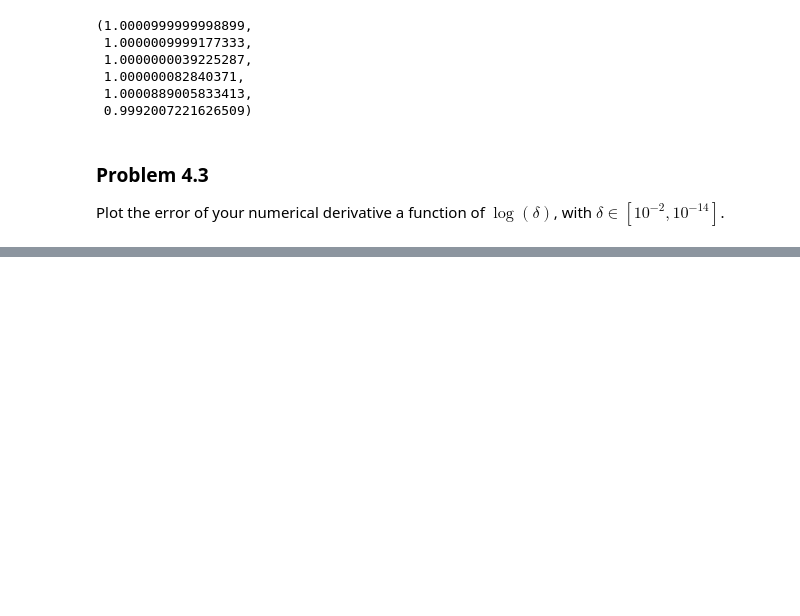
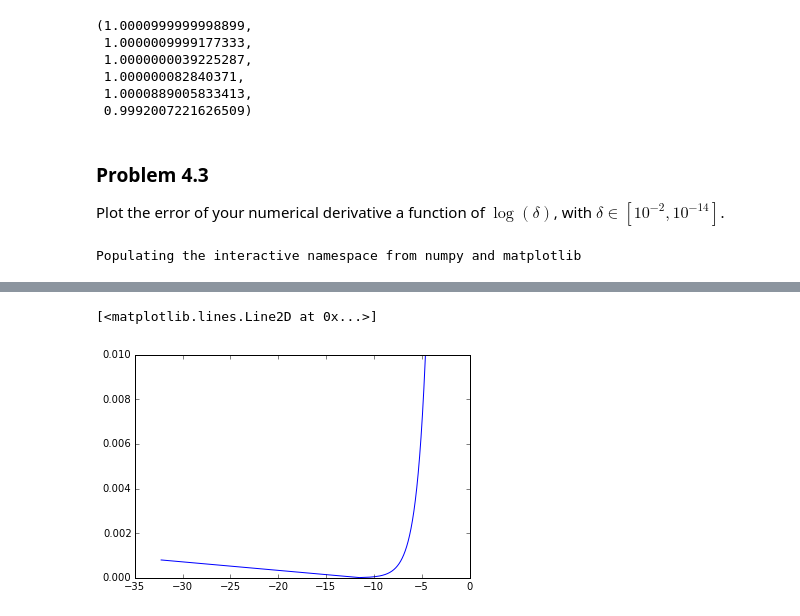
Before and after one commit to pcchen/NTHU10320PHYS290000, a Jupyter notebook: student/103022128/Homework3.ipynb, the cells around one changed output, grey strips where cells are left out. Saved outputs shown, nothing was run; the diff lists cells and outputs as text; code cells hidden in the pictures; blank space fills up the shorter version.

```diff
--- a/student/103022128/Homework3.ipynb
+++ b/student/103022128/Homework3.ipynb
@@ -151,0 +212,15 @@ Plot the error of your numerical derivative a function of $\log(\delta)$, with $
+# %%
+# Problem 4.3
+%pylab inline
+def f(x):
+    return x*(x-1)
+
+delta=arange(1e-14,1e-2,0.00001)
+error=[]
+for i in delta:
+    slope=(f(1+i)-f(1))/i
+    error.append(abs(slope-1))
+
+plot(log(delta),error)
+# %% [output]
+Populating the interactive namespace from numpy and matplotlib
@@ -151,0 +229,2 @@ Plot the error of your numerical derivative a function of $\log(\delta)$, with $
+[<matplotlib.lines.Line2D at 0x...>]
+[figure, added]
```
Also changed, not shown: parts of 8 cells of this notebook.
